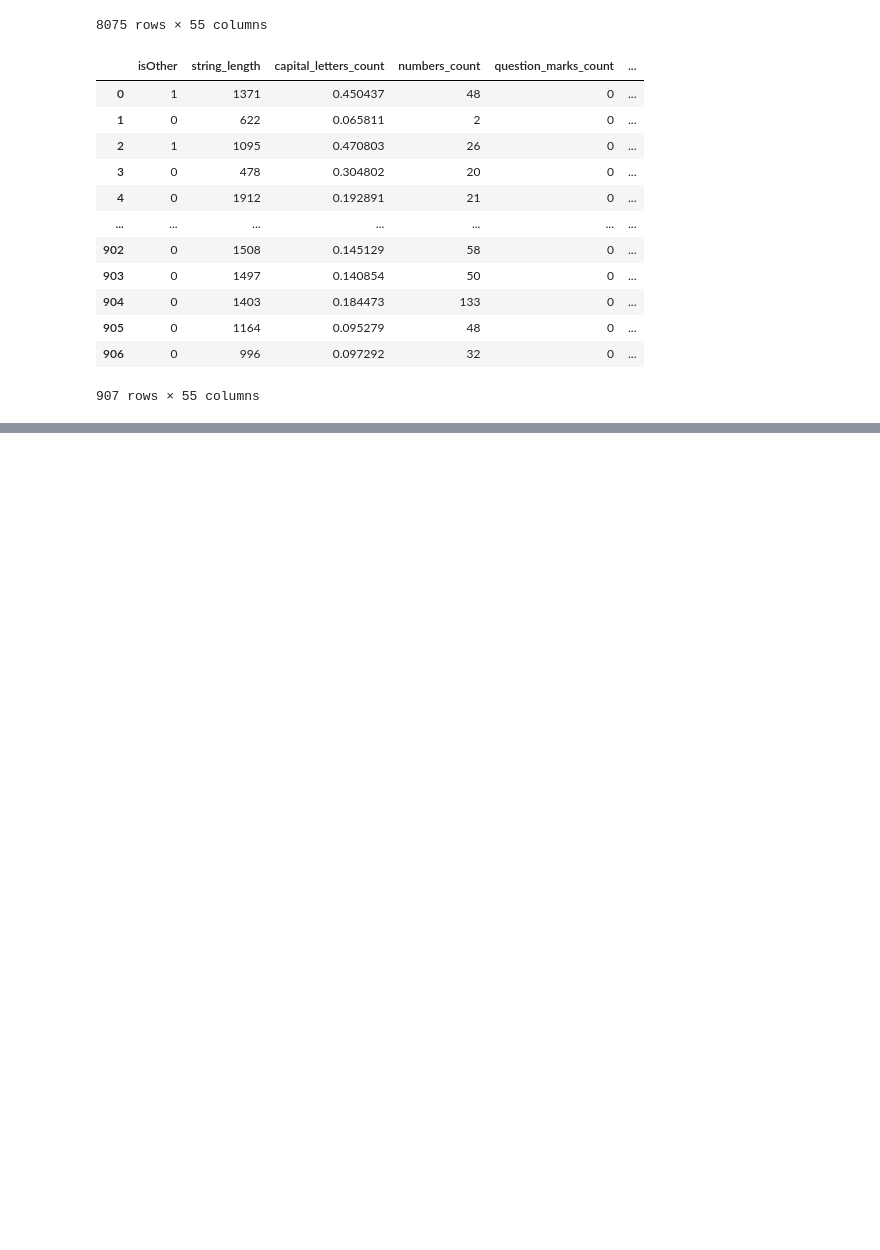
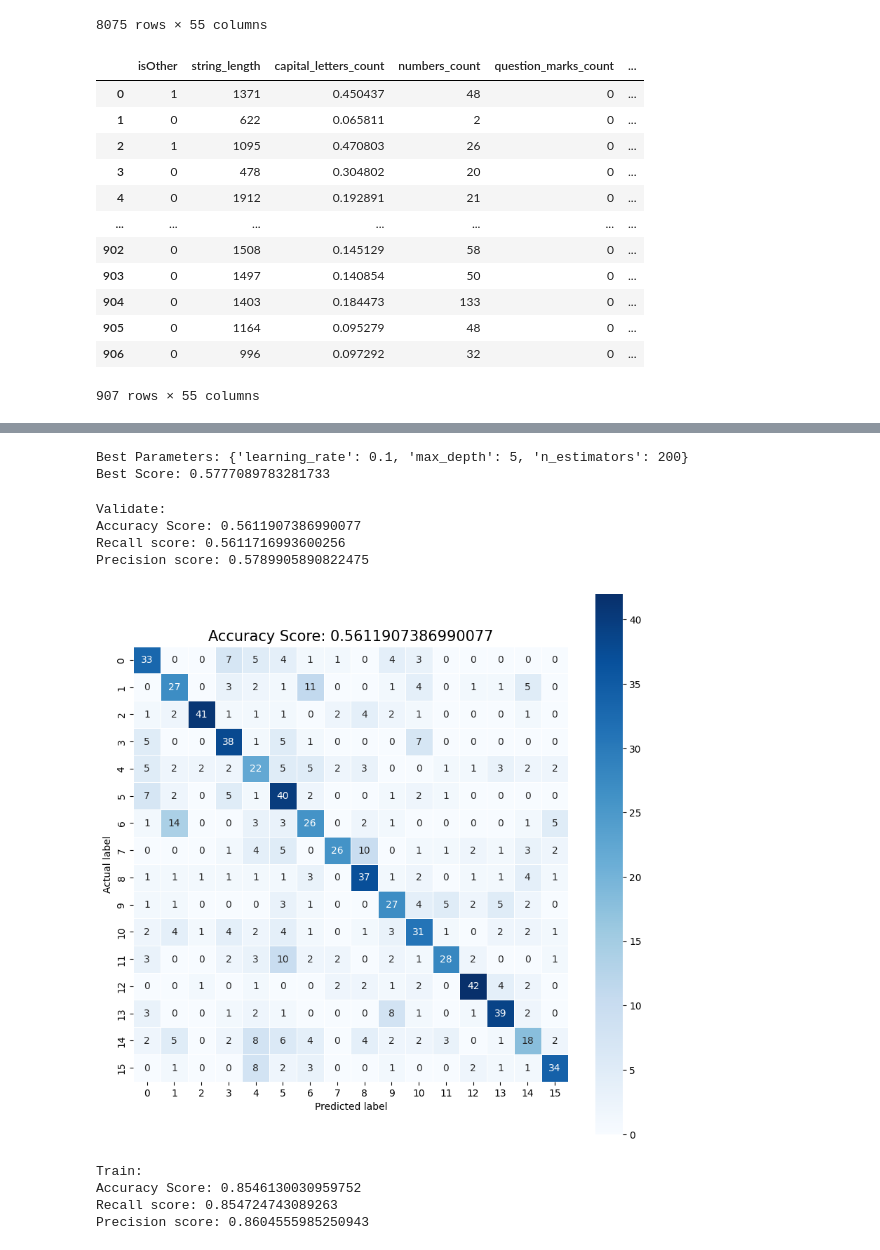
Before and after one commit to szymonsm/HackING_mISIe, a Jupyter notebook: first_model.ipynb, the cells around one changed output, grey strips where cells are left out. Cells and saved outputs as stored; diff of their text form; code cells hidden in the pictures; blank space fills up the shorter version.

Commit message:
add decent model

```diff
--- a/first_model.ipynb
+++ b/first_model.ipynb
@@ -534,0 +479,76 @@ model.get_score(importance_type='gain')
+# %%
+param_grid = {
+    'n_estimators': [50, 100, 200],
+    'max_depth': [3, 5, 7],
+    'learning_rate': [0.1, 0.01, 0.001]
+}
+
+xgb_model = xgb.XGBClassifier()
+
+from sklearn.model_selection import GridSearchCV
+from sklearn.metrics import accuracy_score, confusion_matrix, precision_score, recall_score
+grid_search = GridSearchCV(estimator=xgb_model, param_grid=param_grid, cv=5)
+
+grid_search.fit(X_train, y_train)
+
+best_params = grid_search.best_params_
+best_score = grid_search.best_score_
+
+print("Best Parameters:", best_params)
+print("Best Score:", best_score)
+# %% [output]
+Best Parameters: {'learning_rate': 0.1, 'max_depth': 5, 'n_estimators': 200}
+Best Score: 0.5777089783281733
+# %%
+import seaborn as sns
+import matplotlib.pyplot as plt
+xgb_model2 = xgb.XGBClassifier(**best_params)
+xgb_model2.fit(X_train, y_train)
+
+y_pred = xgb_model2.predict(X_val)
+
+print('Validate:')
+print(f'Accuracy Score: {accuracy_score(y_test, y_pred)}')
+print(f'Recall score: {recall_score(y_test,y_pred, average="macro")}')
+print(f"Precision score: {precision_score(y_test,y_pred, average='macro')}")
+
+
+# confusion matrix plot
+
+plt.figure(figsize=(10,10))
+sns.heatmap(confusion_matrix(y_test, y_pred), annot=True, fmt=".0f", linewidths=.5, square = True, cmap = 'Blues')
+plt.ylabel('Actual label')
+plt.xlabel('Predicted label')
+all_sample_title = 'Accuracy Score: {0}'.format(accuracy_score(y_test,y_pred))
+plt.title(all_sample_title, size = 15)
+plt.show()
+
+
+
+
+y_pred = xgb_model2.predict(X_train)
+
+print('Train:')
+print(f'Accuracy Score: {accuracy_score(y_train,y_pred)}')
+print(f'Recall score: {recall_score(y_train,y_pred, average="macro")}')
+print(f"Precision score: {precision_score(y_train,y_pred, average='macro')}")
+
+# confusion matrix plot
+
+plt.figure(figsize=(10,10))
+sns.heatmap(confusion_matrix(y_train, y_pred), annot=True, fmt=".0f", linewidths=.5, square = True, cmap = 'Blues')
+plt.ylabel('Actual label')
+plt.xlabel('Predicted label')
+all_sample_title = 'Accuracy Score: {0}'.format(accuracy_score(y_train,y_pred))
+plt.title(all_sample_title, size = 15)
+plt.show()
+# %% [output]
+Validate:
+Accuracy Score: 0.5611907386990077
+Recall score: 0.5611716993600256
+Precision score: 0.5789905890822475
+[figure, added]
+Train:
+Accuracy Score: 0.8546130030959752
+Recall score: 0.854724743089263
+Precision score: 0.8604555985250943
```
Also changed, not shown: parts of 16 cells of this notebook.
